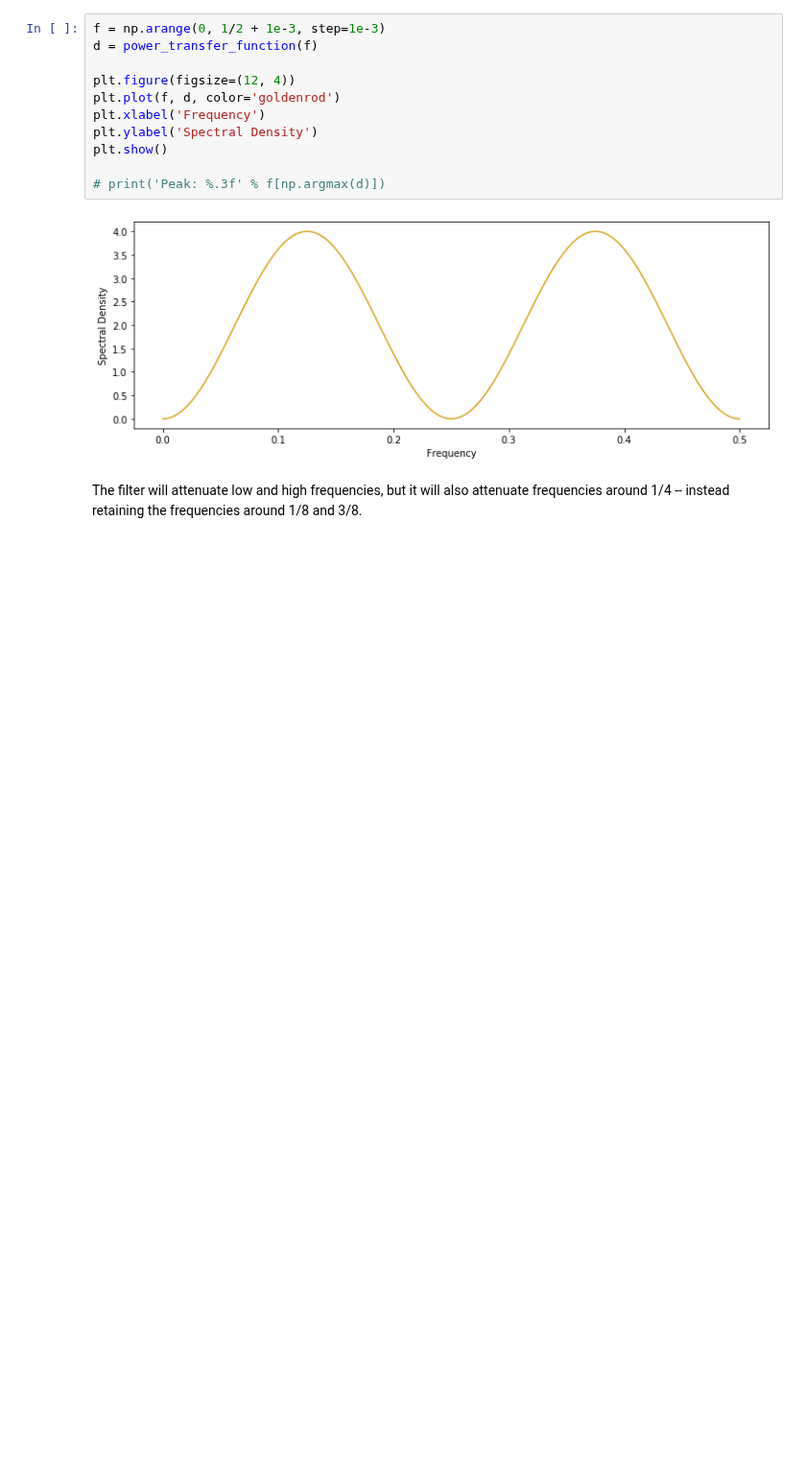
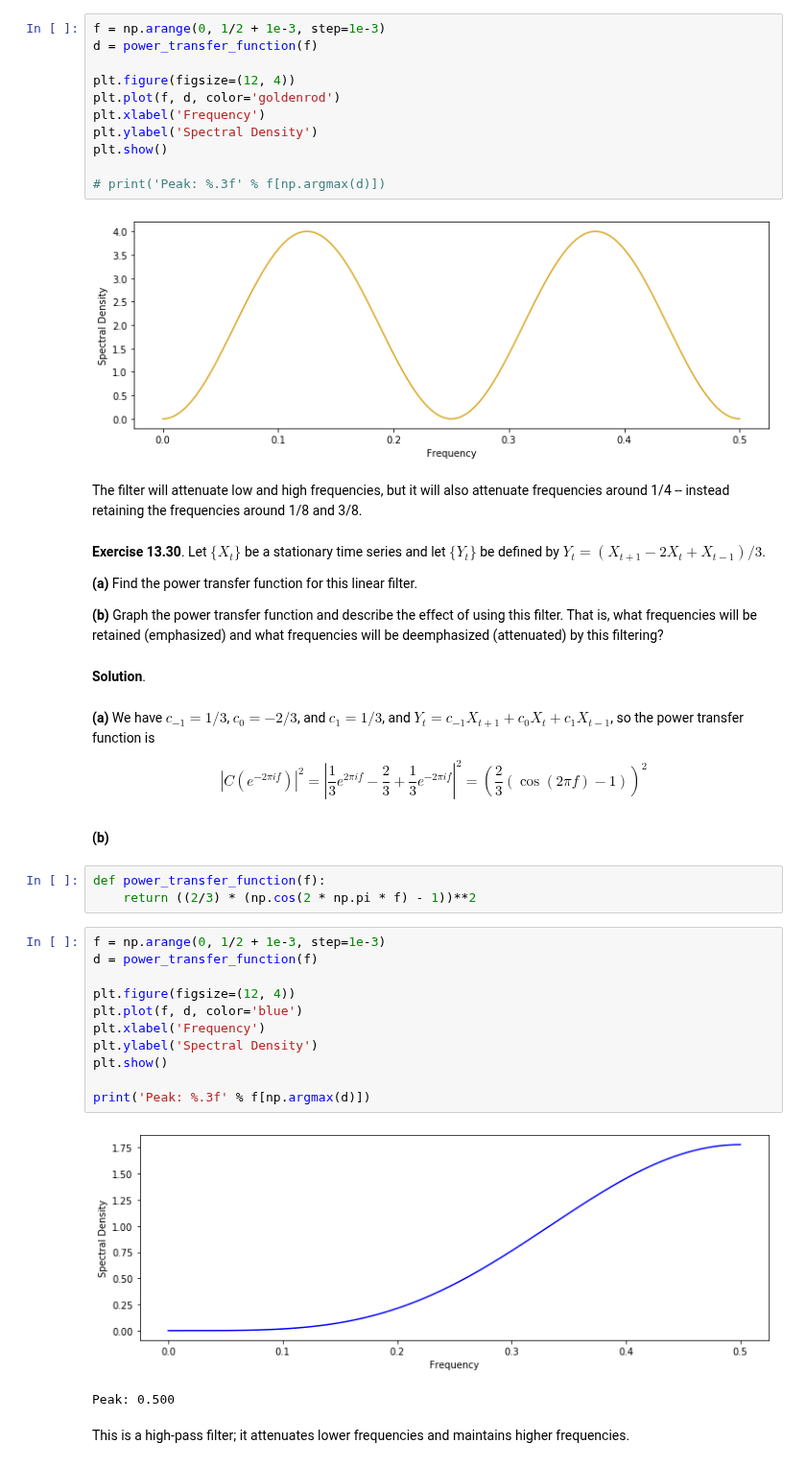
Before and after one commit to telmo-correa/time-series-analysis, a Jupyter notebook: Python/Chapter 13 (Ex 21 - 30) - Introduction to Spectral Analysis.ipynb, the cells around one changed output. Shown at 96% size. Saved outputs shown, nothing was run; the diff lists cells and outputs as text; blank space fills up the shorter version.

Commit message:
Add exercise

```diff
--- a/Python/Chapter 13 (Ex 21 - 30) - Introduction to Spectral Analysis.ipynb
+++ b/Python/Chapter 13 (Ex 21 - 30) - Introduction to Spectral Analysis.ipynb
@@ -258,3 +258,36 @@ plt.show()
 [figure]
 # %% [markdown]
 The filter will attenuate low and high frequencies, but it will also attenuate frequencies around 1/4 -- instead retaining the frequencies around 1/8 and 3/8.
+# %% [markdown]
+**Exercise 13.30**. Let $\{X_t\}$ be a stationary time series and let $\{Y_t\}$ be defined by $Y_t = (X_{t+1} - 2 X_t + X_{t-1})/3 $.
+
+**(a)** Find the power transfer function for this linear filter.
+
+**(b)** Graph the power transfer function and describe the effect of using this filter. That is, what frequencies will be retained (emphasized) and what frequencies will be deemphasized (attenuated) by this filtering?
+# %% [markdown]
+**Solution**.
+# %% [markdown]
+**(a)**  We have $c_{-1} = 1/3$, $c_0 = -2/3$, and $c_1 = 1/3$, and $Y_t = c_{-1} X_{t+1} + c_0 X_t + c_1 X_{t-1}$, so the power transfer function is
+
+$$ |C(e^{-2\pi if})|^2 = \left|\frac{1}{3}e^{2\pi if} - \frac{2}{3} + \frac{1}{3}e^{-2\pi if}\right|^2 = \left(\frac{2}{3} (\cos (2 \pi f) - 1) \right)^2 $$
+# %% [markdown]
+**(b)**
+# %%
+def power_transfer_function(f):
+    return ((2/3) * (np.cos(2 * np.pi * f) - 1))**2
+# %%
+f = np.arange(0, 1/2 + 1e-3, step=1e-3)
+d = power_transfer_function(f)
+
+plt.figure(figsize=(12, 4))
+plt.plot(f, d, color='blue')
+plt.xlabel('Frequency')
+plt.ylabel('Spectral Density')
+plt.show()
+
+print('Peak: %.3f' % f[np.argmax(d)])
+# %% [output]
+[figure, added]
+Peak: 0.500
+# %% [markdown]
+This is a high-pass filter; it attenuates lower frequencies and maintains higher frequencies.
```
Also changed, not shown: parts of 5 cells of this notebook, 1 other file.
